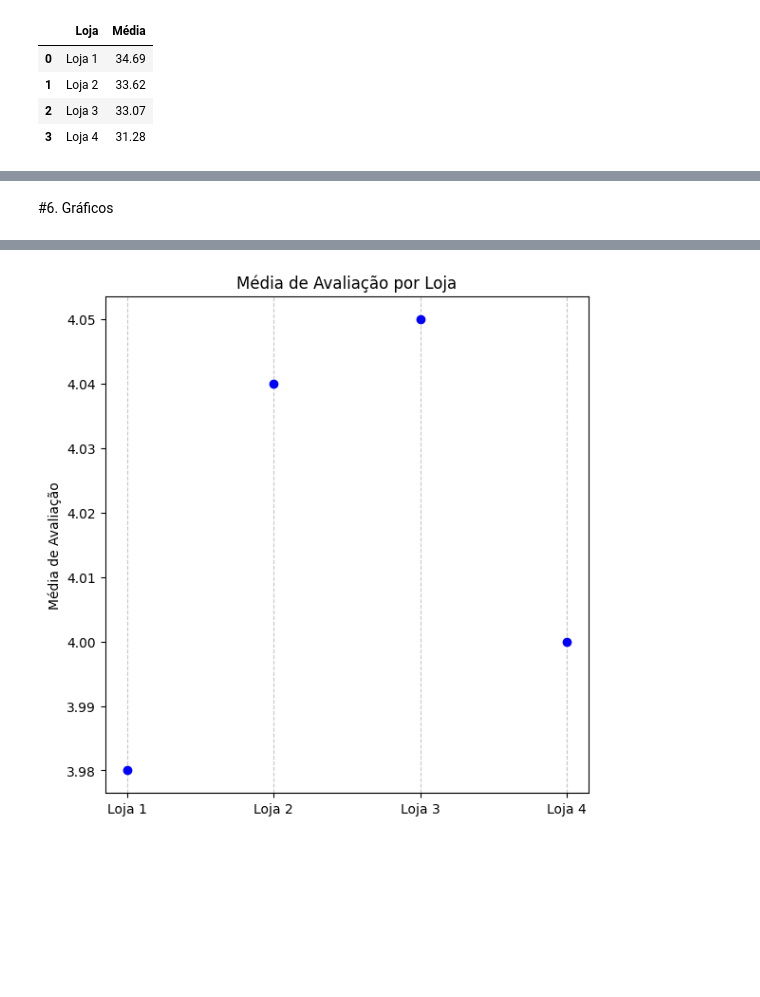
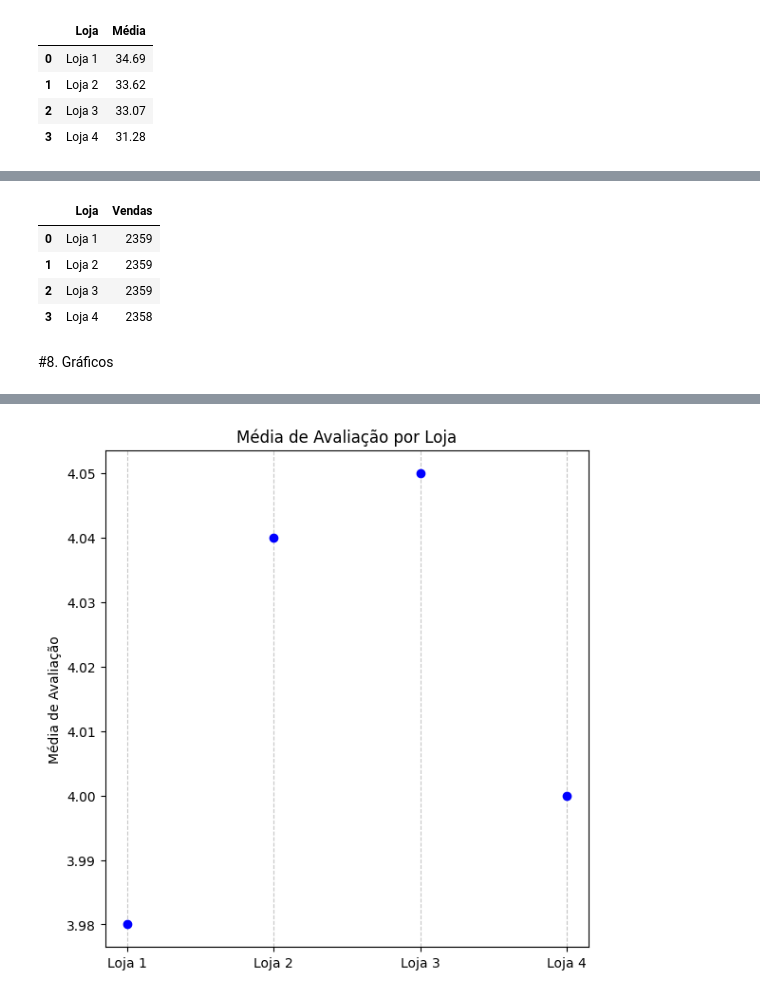
Before and after one commit to rafaelherbster/Alura-Store, a Jupyter notebook: AluraStoreBr.ipynb, the cells around one changed output, grey strips where cells are left out. Cells and saved outputs as stored; diff of their text form; code cells hidden in the pictures; blank space fills up the shorter version.

```diff
--- a/AluraStoreBr.ipynb
+++ b/AluraStoreBr.ipynb
@@ -412,5 +531,13 @@ media_frete(lista)
+# %%
+totalVendas(lista)
+# %% [output]
+|  | Loja | Vendas |
+| 0 | Loja 1 | 2359 |
+| 1 | Loja 2 | 2359 |
+| 2 | Loja 3 | 2359 |
+| 3 | Loja 4 | 2358 |
 # %% [markdown]
-#6. Gráficos
+#8. Gráficos
 # %%
 import matplotlib.pyplot as plt
 # %%
```
Also changed, not shown: parts of 11 cells of this notebook.
